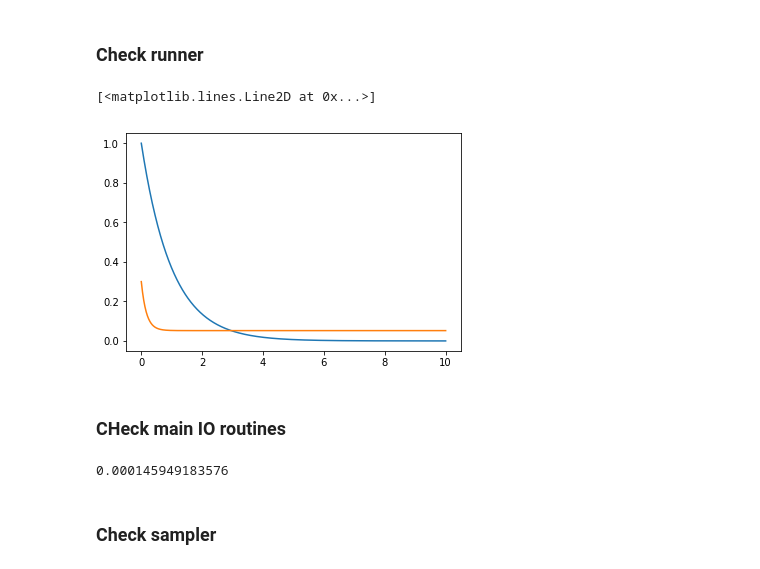
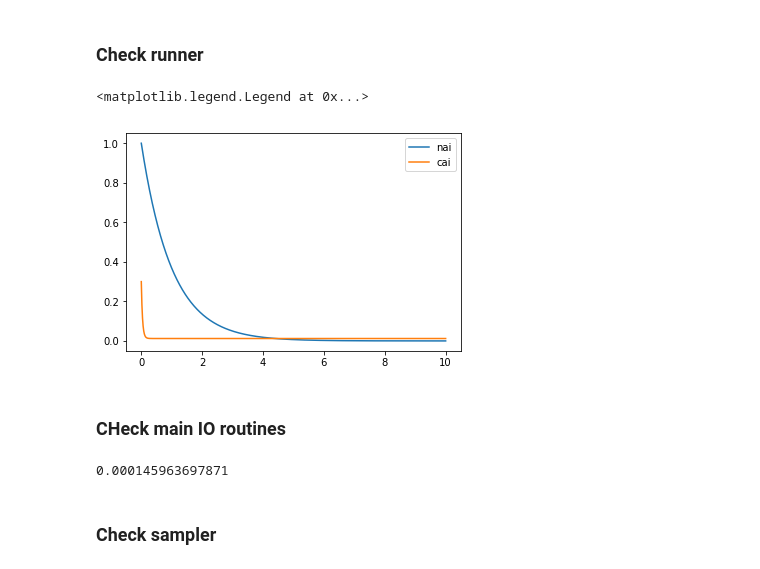
Before and after one commit to huskeypm/genetic_algorithm, a Jupyter notebook: fitterTesting.ipynb, the cells around one changed output. Cells and saved outputs as stored; diff of their text form; code cells hidden in the pictures.

```diff
--- a/fitterTesting.ipynb
+++ b/fitterTesting.ipynb
@@ -11,10 +10,17 @@ newDict = runner.simulation()
+# %%
+yamlFile = "inputParams.yaml"
+varDict = fittingAlgorithm.YamlToParamDict(yamlFile)
+varDict['kon'] = 5.0
+varDict['koff'] = 1.0
+newDict = runner.simulation(varDict=varDict)
 # %%
 data = newDict['data']
-plt.plot(data['t'],data['Nai'])
-plt.plot(data['t'],data['Cai'])
+plt.plot(data['t'],data['Nai'],label="nai")
+plt.plot(data['t'],data['Cai'],label="cai")
+plt.legend()
 # %% [output]
-[<matplotlib.lines.Line2D at 0x...>]
+<matplotlib.legend.Legend at 0x...>
-[figure, old version]
+[figure, new version]
 # %% [markdown]
 ### CHeck main IO routines
 # %%
@@ -26,6 +32,6 @@ result = analyze.ProcessDataArray(dataSub,"mean",[8,10],None,"Nai")
 # %%
 print(result)
 # %% [output]
-0.000145949183576
+0.000145963697871
 # %% [markdown]
 ### Check sampler
```
Also changed, not shown: parts of 8 cells of this notebook, 1 other file.
